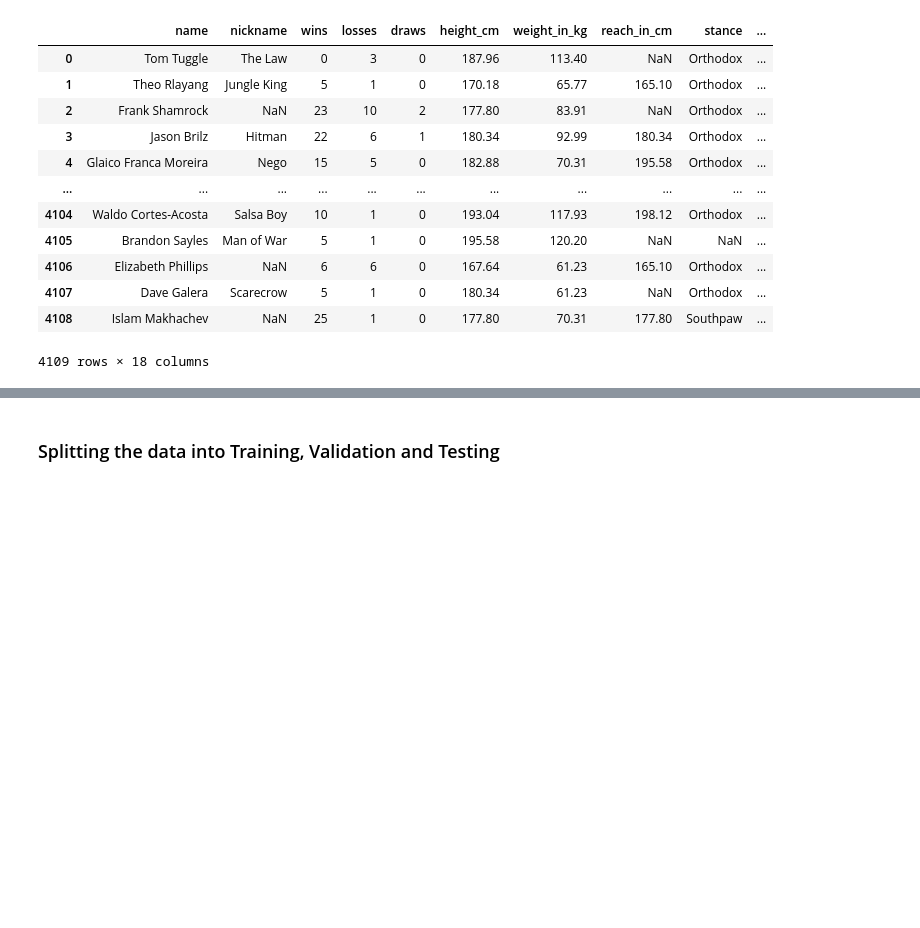
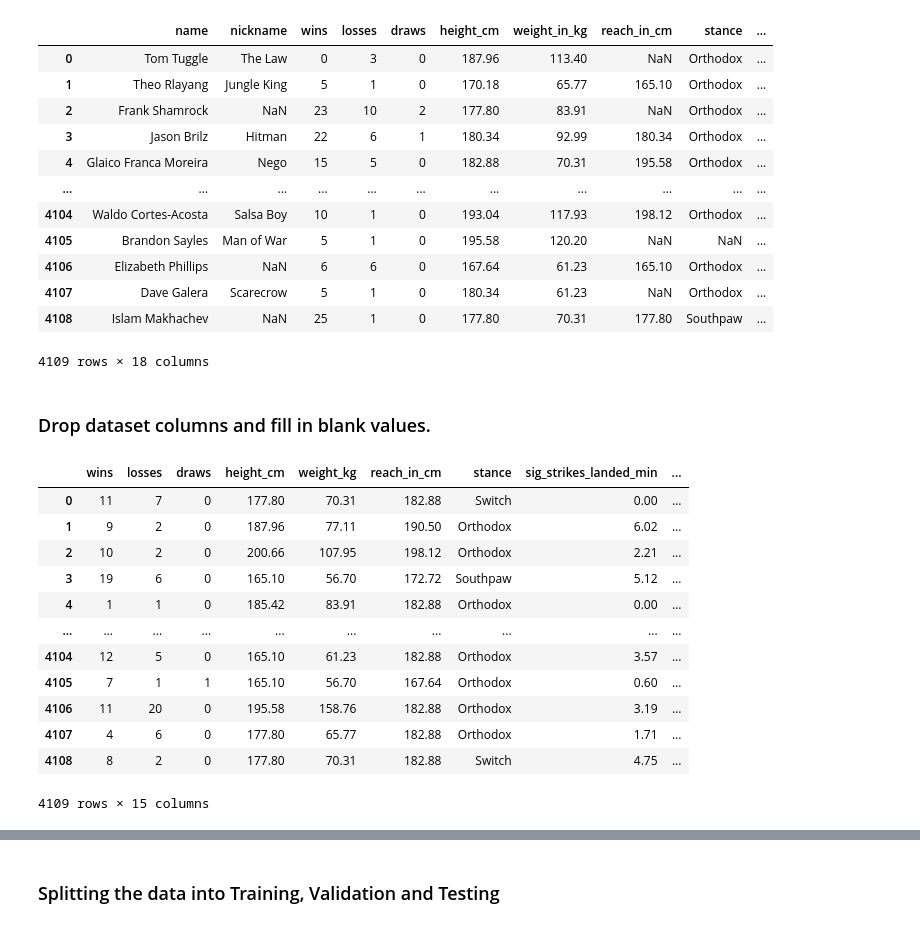
Before and after one commit to ImtiazAli1/INM701, a Jupyter notebook: cw.ipynb, the cells around one changed output, grey strips where cells are left out. Saved outputs shown, nothing was run; the diff lists cells and outputs as text; code cells hidden in the pictures; blank space fills up the shorter version.

```diff
--- a/cw.ipynb
+++ b/cw.ipynb
@@ -33,3 +33,53 @@ df
 | 4107 | Dave Galera | Scarecrow | 5 | 1 | 0 | 180.34 | 61.23 | NaN | Orthodox | ... |
 | 4108 | Islam Makhachev | NaN | 25 | 1 | 0 | 177.80 | 70.31 | 177.80 | Southpaw | ... |
 4109 rows × 18 columns
+# %% [markdown]
+### Drop dataset columns and fill in blank values.
+# %%
+import os
+import pandas as pd
+import numpy as np
+
+path = "."
+
+filename_read = os.path.join(path, "ufcfightstats.csv")
+df = pd.read_csv(filename_read, na_values=['NA', '?'])
+
+# Get a list of all numeric columns in the DataFrame
+numeric_columns = df.select_dtypes(include=['number']).columns
+
+# Apply median imputation to all numeric columns
+df[numeric_columns] = df[numeric_columns].apply(lambda x: x.fillna(x.median()))
+
+# Calculate the current ratio of the three string values in the column
+value_counts = df['stance'].value_counts(normalize=True)
+
+# Fill empty cells with the values based on the current ratio
+df['stance'] = df['stance'].fillna(pd.Series(np.random.choice(value_counts.index, p=value_counts.values, size=len(df))))
+
+columns_to_drop = ['name', 'nickname','date_of_birth']
+
+# Drop columns if they exist
+for column_to_drop in columns_to_drop:
+    if column_to_drop in df.columns:
+        df.drop(column_to_drop, axis=1, inplace=True)
+    else:
+        print(f"Column '{column_to_drop}' not found in DataFrame.")
+df.to_csv("C:/Users/imtia/Desktop/INM701/newufc.csv", index=False)
+df = df.reindex(np.random.permutation(df.index))
+df.reset_index(inplace=True, drop=True)
+df
+# %% [output]
+|  | wins | losses | draws | height_cm | weight_kg | reach_in_cm | stance | sig_strikes_landed_min | ... |
+| 0 | 11 | 7 | 0 | 177.80 | 70.31 | 182.88 | Switch | 0.00 | ... |
+| 1 | 9 | 2 | 0 | 187.96 | 77.11 | 190.50 | Orthodox | 6.02 | ... |
+| 2 | 10 | 2 | 0 | 200.66 | 107.95 | 198.12 | Orthodox | 2.21 | ... |
+| 3 | 19 | 6 | 0 | 165.10 | 56.70 | 172.72 | Southpaw | 5.12 | ... |
+| 4 | 1 | 1 | 0 | 185.42 | 83.91 | 182.88 | Orthodox | 0.00 | ... |
+| ... | ... | ... | ... | ... | ... | ... | ... | ... | ... |
+| 4104 | 12 | 5 | 0 | 165.10 | 61.23 | 182.88 | Orthodox | 3.57 | ... |
+| 4105 | 7 | 1 | 1 | 165.10 | 56.70 | 167.64 | Orthodox | 0.60 | ... |
+| 4106 | 11 | 20 | 0 | 195.58 | 158.76 | 182.88 | Orthodox | 3.19 | ... |
+| 4107 | 4 | 6 | 0 | 177.80 | 65.77 | 182.88 | Orthodox | 1.71 | ... |
+| 4108 | 8 | 2 | 0 | 177.80 | 70.31 | 182.88 | Switch | 4.75 | ... |
+4109 rows × 15 columns
```
Also changed, not shown: parts of 8 cells of this notebook.
